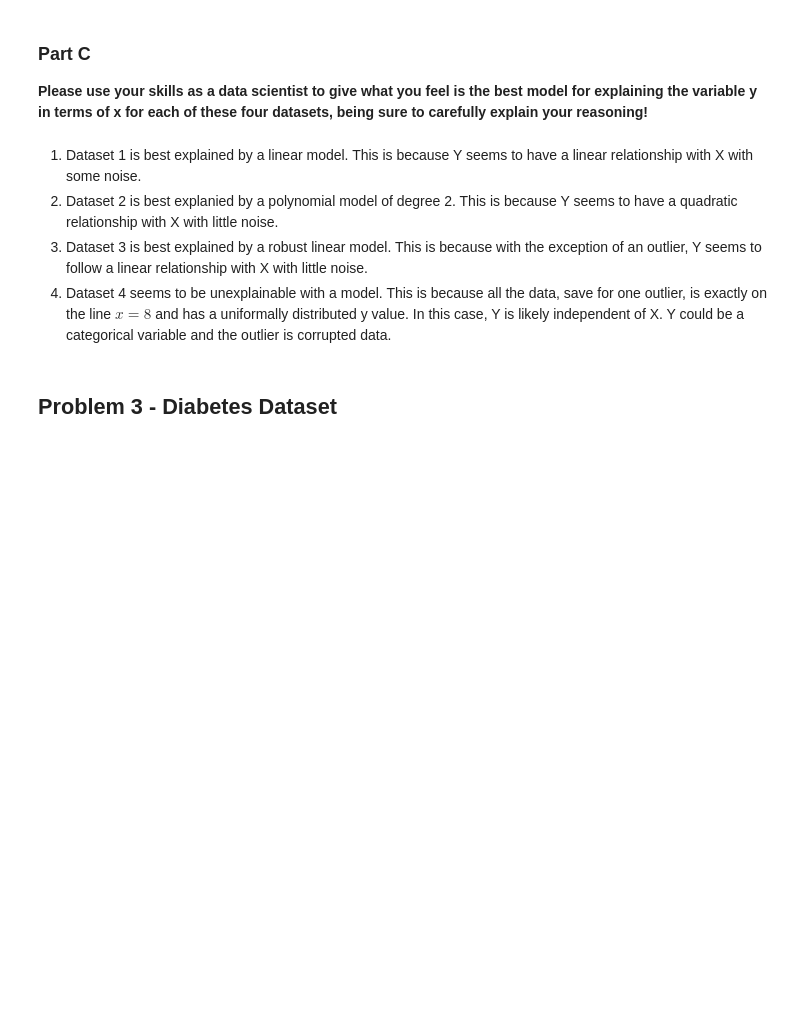
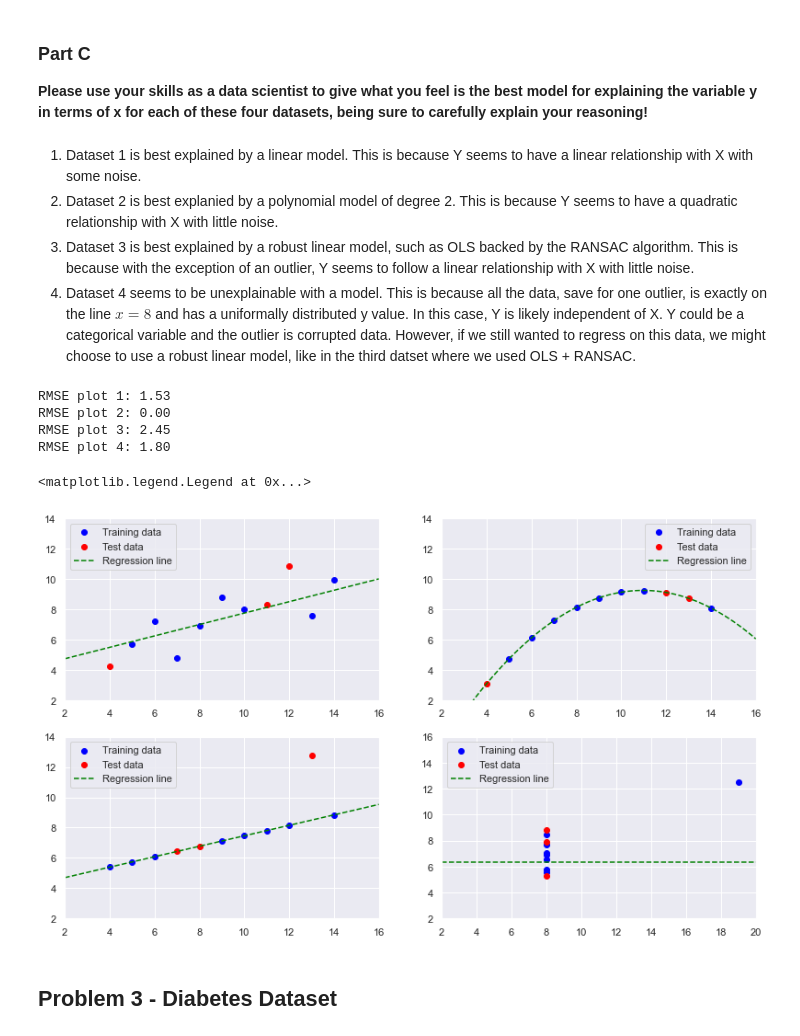
Before and after one commit to pranavavva/sml-310-project-1, a Jupyter notebook: project-1-pa-2022-02-11.ipynb, the cells around one changed output. Cells and saved outputs as stored; diff of their text form; code cells hidden in the pictures; blank space fills up the shorter version.

```diff
--- a/project-1-pa-2022-02-11.ipynb
+++ b/project-1-pa-2022-02-11.ipynb
@@ -176,8 +183,83 @@ It is clear that all 4 datasets share the same regression line to 2 decimal plac
 # %% [markdown]
 1. Dataset 1 is best explained by a linear model. This is because Y seems to have a linear relationship with X with some noise.
 2. Dataset 2 is best explanied by a polynomial model of degree 2. This is because Y seems to have a quadratic relationship with X with little noise.
-3. Dataset 3 is best explained by a robust linear model. This is because with the exception of an outlier, Y seems to follow a linear relationship with X with little noise.
-4. Dataset 4 seems to be unexplainable with a model. This is because all the data, save for one outlier, is exactly on the line $x=8$ and has a uniformally distributed y value. In this case, Y is likely independent of X. Y could be a categorical variable and the outlier is corrupted data.
+3. Dataset 3 is best explained by a robust linear model, such as OLS backed by the RANSAC algorithm. This is because with the exception of an outlier, Y seems to follow a linear relationship with X with little noise.
+4. Dataset 4 seems to be unexplainable with a model. This is because all the data, save for one outlier, is exactly on the line $x=8$ and has a uniformally distributed y value. In this case, Y is likely independent of X. Y could be a categorical variable and the outlier is corrupted data. However, if we still wanted to regress on this data, we might choose to use a robust linear model, like in the third datset where we used OLS + RANSAC.
+# %%
+from sklearn.model_selection import train_test_split
+from sklearn.metrics import mean_squared_error
+from sklearn.preprocessing import PolynomialFeatures
+from sklearn.linear_model import RANSACRegressor
+
+X_train, X_test, y_train, y_test = train_test_split(df1[["x"]], df1["y"], test_size=0.2)
+reg = LinearRegression()
+reg.fit(X_train, y_train)
+y_pred = reg.predict(X_test)
+
+print("RMSE plot 1: {:.2f}".format(np.sqrt(mean_squared_error(y_test, y_pred))))
+
+fig, axs = plt.subplots(2, 2, figsize=(12, 8))
+axs[0][0].scatter(X_train.values, y_train.values, color="blue", label="Training data")
+axs[0][0].scatter(X_test.values, y_test.values, color="red", label="Test data")
+axs[0][0].axline((0,reg.intercept_), slope=reg.coef_[0], color="green", linestyle="--", label="Regression line")
+axs[0][0].set_xlim(2, 16)
+axs[0][0].set_ylim(2, 14)
+axs[0][0].legend(loc="best")
+
+###
+
+X_train, X_test, y_train, y_test = train_test_split(df2[["x"]], df2["y"], test_size=0.2)
+reg = LinearRegression()
+reg.fit(PolynomialFeatures(2).fit_transform(X_train.values.reshape(-1,1)), y_train)
+y_pred = reg.predict(PolynomialFeatures(2).fit_transform(X_test.values.reshape(-1,1)))
+
+print("RMSE plot 2: {:.2f}".format(np.sqrt(mean_squared_error(y_test, y_pred))))
+
+axs[0][1].scatter(X_train.values, y_train.values, color="blue", label="Training data")
+axs[0][1].scatter(X_test.values, y_test.values, color="red", label="Test data")
+axs[0][1].plot(np.linspace(2, 16, 100),reg.predict(PolynomialFeatures(2).fit_transform(np.linspace(2, 16, 100).reshape(-1,1))), color="green", linestyle="--", label="Regression line")
+axs[0][1].set_xlim(2, 16)
+axs[0][1].set_ylim(2, 14)
+axs[0][1].legend(loc="best")
+
+###
+
+X_train, X_test, y_train, y_test = train_test_split(df3[["x"]], df3["y"], test_size=0.2)
+reg = RANSACRegressor(base_estimator=LinearRegression())
+reg.fit(X_train, y_train)
+y_pred = reg.predict(X_test)
+
+print("RMSE plot 3: {:.2f}".format(np.sqrt(mean_squared_error(y_test, y_pred))))
+
+axs[1][0].scatter(X_train.values, y_train.values, color="blue", label="Training data")
+axs[1][0].scatter(X_test.values, y_test.values, color="red", label="Test data")
+axs[1][0].axline((0,reg.estimator_.intercept_), slope=reg.estimator_.coef_[0], color="green", linestyle="--", label="Regression line")
+axs[1][0].set_xlim(2, 16)
+axs[1][0].set_ylim(2, 14)
+axs[1][0].legend(loc="best")
+
+###
+
+X_train, X_test, y_train, y_test = train_test_split(df4[["x"]], df4["y"], test_size=0.2)
+reg = RANSACRegressor(base_estimator=LinearRegression())
+reg.fit(X_train, y_train)
+y_pred = reg.predict(X_test)
+
+print("RMSE plot 4: {:.2f}".format(np.sqrt(mean_squared_error(y_test, y_pred))))
+
+axs[1][1].scatter(X_train.values, y_train.values, color="blue", label="Training data")
+axs[1][1].scatter(X_test.values, y_test.values, color="red", label="Test data")
+axs[1][1].axline((0,reg.estimator_.intercept_), slope=reg.estimator_.coef_[0], color="green", linestyle="--", label="Regression line")
+axs[1][1].set_xlim(2, 20)
+axs[1][1].set_ylim(2, 16)
+axs[1][1].legend(loc="best")
+# %% [output]
+RMSE plot 1: 1.53
+RMSE plot 2: 0.00
+RMSE plot 3: 2.45
+RMSE plot 4: 1.80
+<matplotlib.legend.Legend at 0x...>
+[figure, added]
 # %% [markdown]
 ## Problem 3 - Diabetes Dataset
 # %% [markdown]
```
Also changed, not shown: parts of 15 cells of this notebook.
